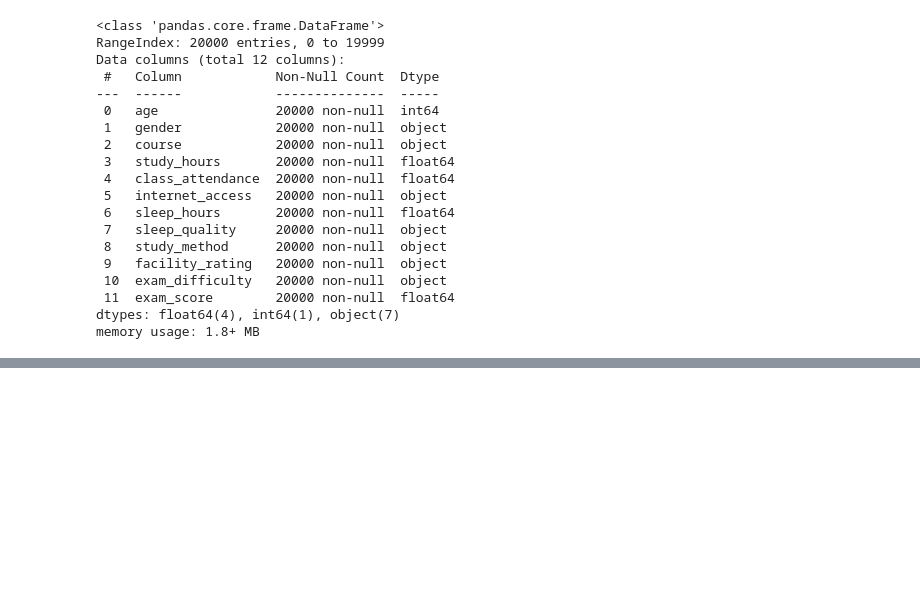
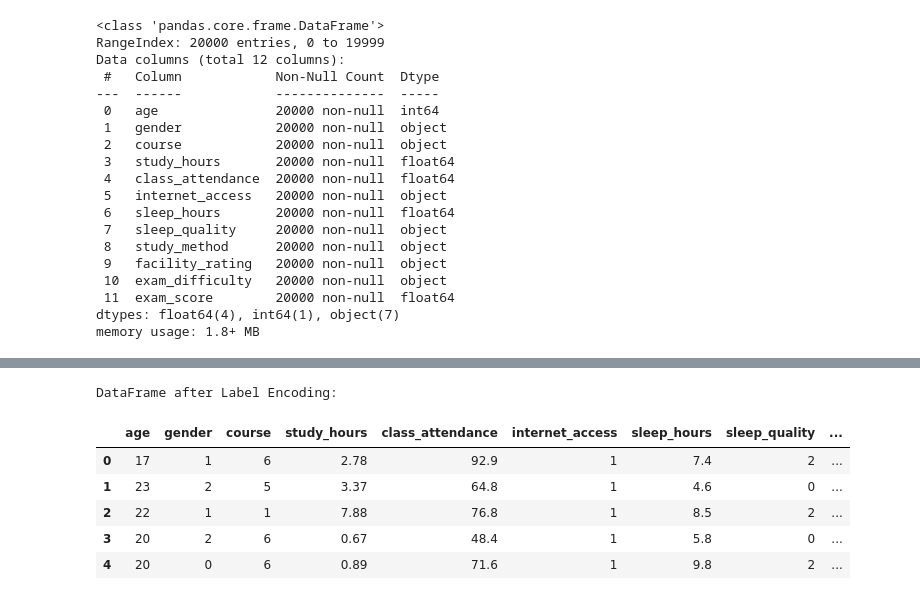
Before and after one commit to coder-priyanka01/Machine-Learning, a Jupyter notebook: Boosting_Implementation_Project.ipynb, the cells around one changed output, grey strips where cells are left out. Cells and saved outputs as stored; diff of their text form; code cells hidden in the pictures; blank space fills up the shorter version.

```diff
--- a/Boosting_Implementation_Project.ipynb
+++ b/Boosting_Implementation_Project.ipynb
@@ -250,0 +251,23 @@ memory usage: 1.8+ MB
+# %%
+from sklearn.preprocessing import LabelEncoder
+
+# Identify categorical columns to encode (excluding 'exam_score' which is the target variable)
+categorical_cols = df.select_dtypes(include='object').columns
+
+# Initialize LabelEncoder
+le = LabelEncoder()
+
+# Apply Label Encoding to each categorical column
+for col in categorical_cols:
+    df[col] = le.fit_transform(df[col])
+
+print("DataFrame after Label Encoding:")
+display(df.head())
+# %% [output]
+DataFrame after Label Encoding:
+|  | age | gender | course | study_hours | class_attendance | internet_access | sleep_hours | sleep_quality | ... |
+| 0 | 17 | 1 | 6 | 2.78 | 92.9 | 1 | 7.4 | 2 | ... |
+| 1 | 23 | 2 | 5 | 3.37 | 64.8 | 1 | 4.6 | 0 | ... |
+| 2 | 22 | 1 | 1 | 7.88 | 76.8 | 1 | 8.5 | 2 | ... |
+| 3 | 20 | 2 | 6 | 0.67 | 48.4 | 1 | 5.8 | 0 | ... |
+| 4 | 20 | 0 | 6 | 0.89 | 71.6 | 1 | 9.8 | 2 | ... |
```
Also changed, not shown: parts of 11 cells of this notebook.
